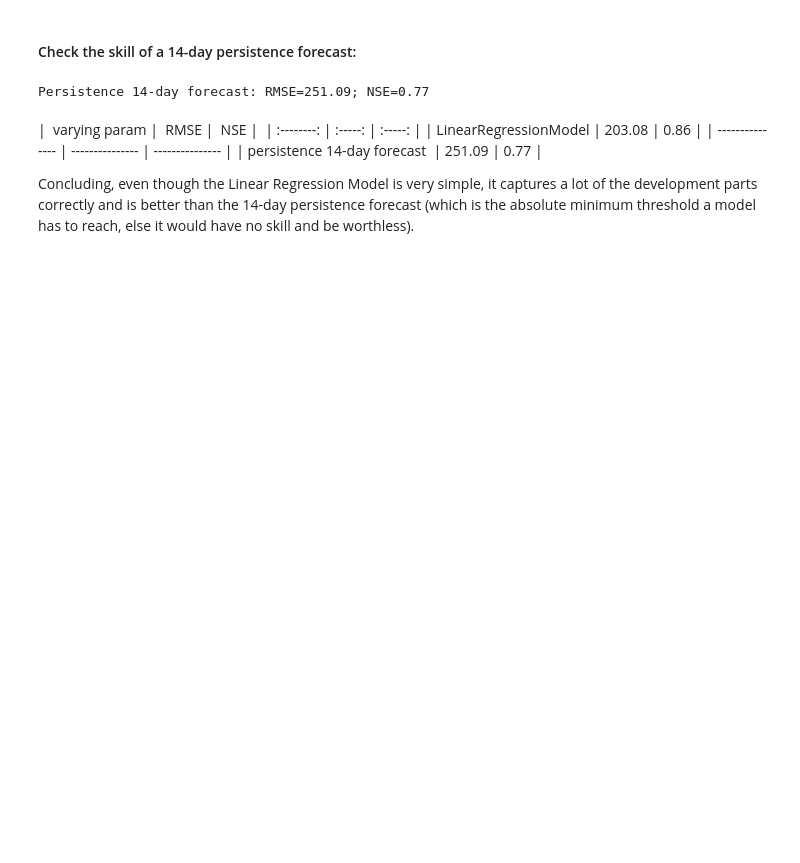
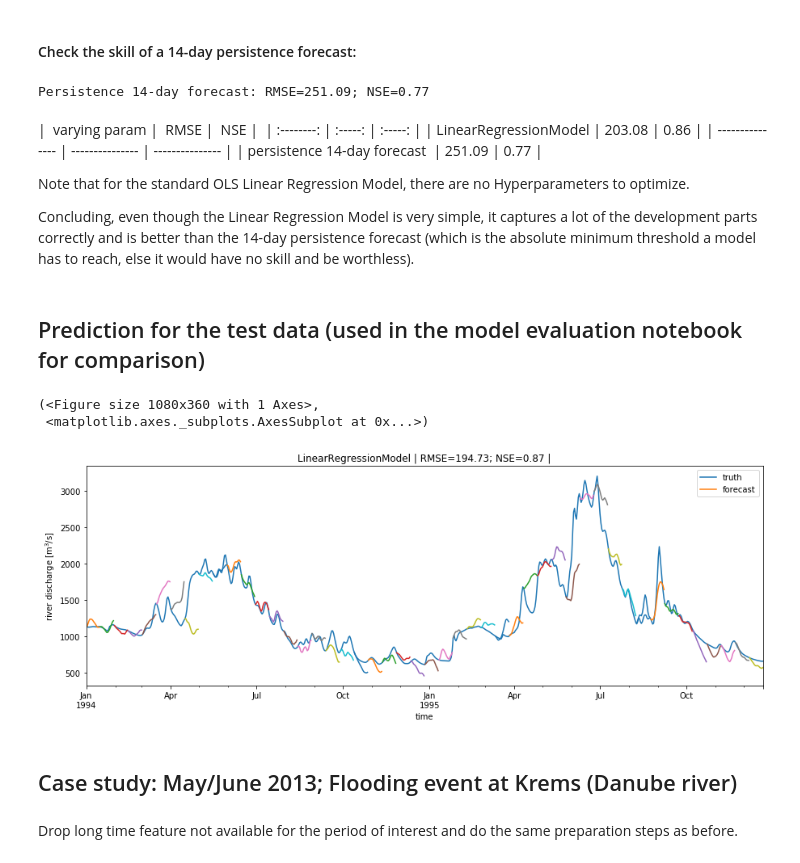
Before and after one commit to ECMWFCode4Earth/ml_flood, a Jupyter notebook: notebooks/3_model_tests/3.02_LinearRegression.ipynb, the cells around one changed output. Cells and saved outputs as stored; diff of their text form; code cells hidden in the pictures; blank space fills up the shorter version.

```diff
--- a/notebooks/3_model_tests/3.02_LinearRegression.ipynb
+++ b/notebooks/3_model_tests/3.02_LinearRegression.ipynb
@@ -283,4 +283,26 @@ Persistence 14-day forecast: RMSE=251.09; NSE=0.77
 | persistence 14-day forecast  | 251.09 | 0.77 |
 
 
+Note that for the standard OLS Linear Regression Model, there are no Hyperparameters to optimize.
+
 Concluding, even though the Linear Regression Model is very simple, it captures a lot of the development parts correctly and is better than the 14-day persistence forecast (which is the absolute minimum threshold a model has to reach, else it would have no skill and be worthless).
+# %% [markdown]
+## Prediction for the test data (used in the model evaluation notebook for comparison)
+# %%
+# prediction start from every nth day
+# if in doubt, leave n = 1 !!!
+n = 1
+X_pred = X_test[::n].copy()
+y_pred = pipe.predict(X_pred.values)
+y_pred = add_time(y_pred, X_pred.time, name='forecast')
+
+multif_test = generate_prediction_array(y_pred, y, forecast_range=14)
+plot_multif_prediction(multif_test, y, forecast_range=14, title='LinearRegressionModel')
+# %% [output]
+(<Figure size 1080x360 with 1 Axes>,
+ <matplotlib.axes._subplots.AxesSubplot at 0x...>)
+[figure, added]
+# %% [markdown]
+## Case study: May/June 2013; Flooding event at Krems (Danube river)
+# %% [markdown]
+Drop long time feature not available for the period of interest and do the same preparation steps as before.
```
Also changed, not shown: parts of 32 cells of this notebook, 3 other files.
